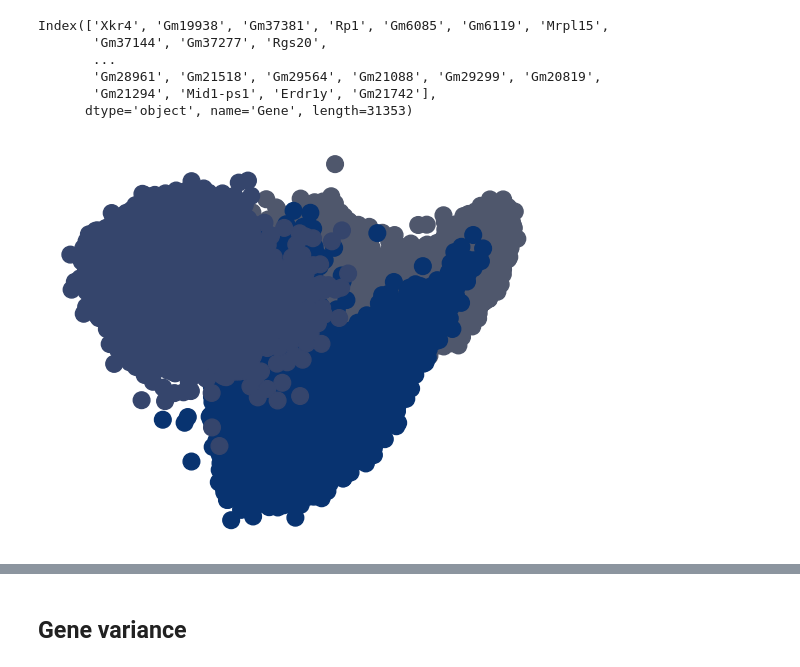
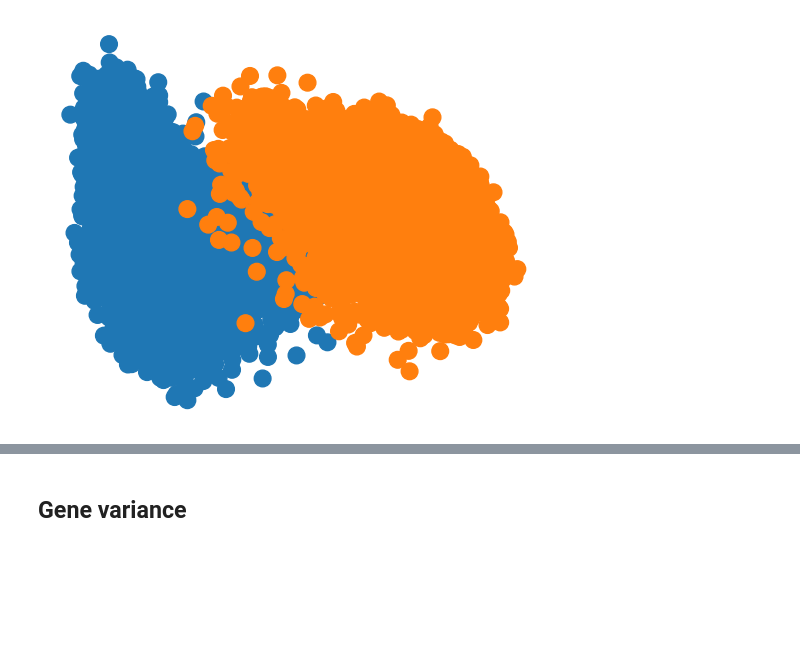
Before and after one commit to reliscu/chronocell_janssens_2025_preprint, a Jupyter notebook: 04_run_chronocell.ipynb, the cells around one changed output, grey strips where cells are left out. Drawn from its saved outputs; the diff is of its cells as text; code cells hidden in the pictures; blank space fills up the shorter version.

Commit message:
visualizing data with PCA

```diff
--- a/04_run_chronocell.ipynb
+++ b/04_run_chronocell.ipynb
@@ -29,11 +30,3 @@ os.chdir("/mnt/lareaulab/reliscu/projects/Chronocell/analyses/janssens_2025_prep
 adata = ad.read_h5ad("data/janssens_2025_CellRanger_Velocyto_counts_CpG-LNP.h5ad")
 # %%
 gene_names = adata.var_names
-adata.var_names
-# %% [output]
-Index(['Xkr4', 'Gm19938', 'Gm37381', 'Rp1', 'Gm6085', 'Gm6119', 'Mrpl15',
-       'Gm37144', 'Gm37277', 'Rgs20',
-       ...
-       'Gm28961', 'Gm21518', 'Gm29564', 'Gm21088', 'Gm29299', 'Gm20819',
-       'Gm21294', 'Mid1-ps1', 'Erdr1y', 'Gm21742'],
-      dtype='object', name='Gene', length=31353)
@@ -45,20 +33,20 @@ Clusters = set(clusters)
 # %%
-import matplotlib
-cmap_cluster = matplotlib.cm.get_cmap('cividis')(np.linspace(0.1,0.9,9))
-cell_colors = cmap_cluster[clusters]
-cmap_cluster[[0, 1, 2, 3, 4, 5, 6, 7, 8]]*255
+from sklearn.preprocessing import LabelEncoder
+le = LabelEncoder()
+clusters = le.fit_transform(adata.obs['Condition'])
+Clusters = set(clusters)
 
 from sklearn.decomposition import PCA
-
 total_UMI = adata.X.toarray().sum(axis=1)
 r = total_UMI/np.mean(total_UMI)
 pca = PCA(n_components=3)
 x = pca.fit_transform(np.log(1+adata.X.toarray()/total_UMI[:,None]*np.mean(total_UMI)))
 
+tab_colors = plt.cm.tab10(np.arange(10))
 fig, ax = plt.subplots(1,1,figsize=(5,4))
-ax.scatter(-x[:,0],-x[:,1],c=cell_colors);
+ax.scatter(-x[:,0],-x[:,1],c=tab_colors[clusters]);
 ax.set_frame_on(False)
 plt.xticks([]);
 plt.yticks([]);
 # %% [output]
-[figure, old version]
+[figure, new version]
```
Also changed, not shown: parts of 20 cells of this notebook, 2 other files.
